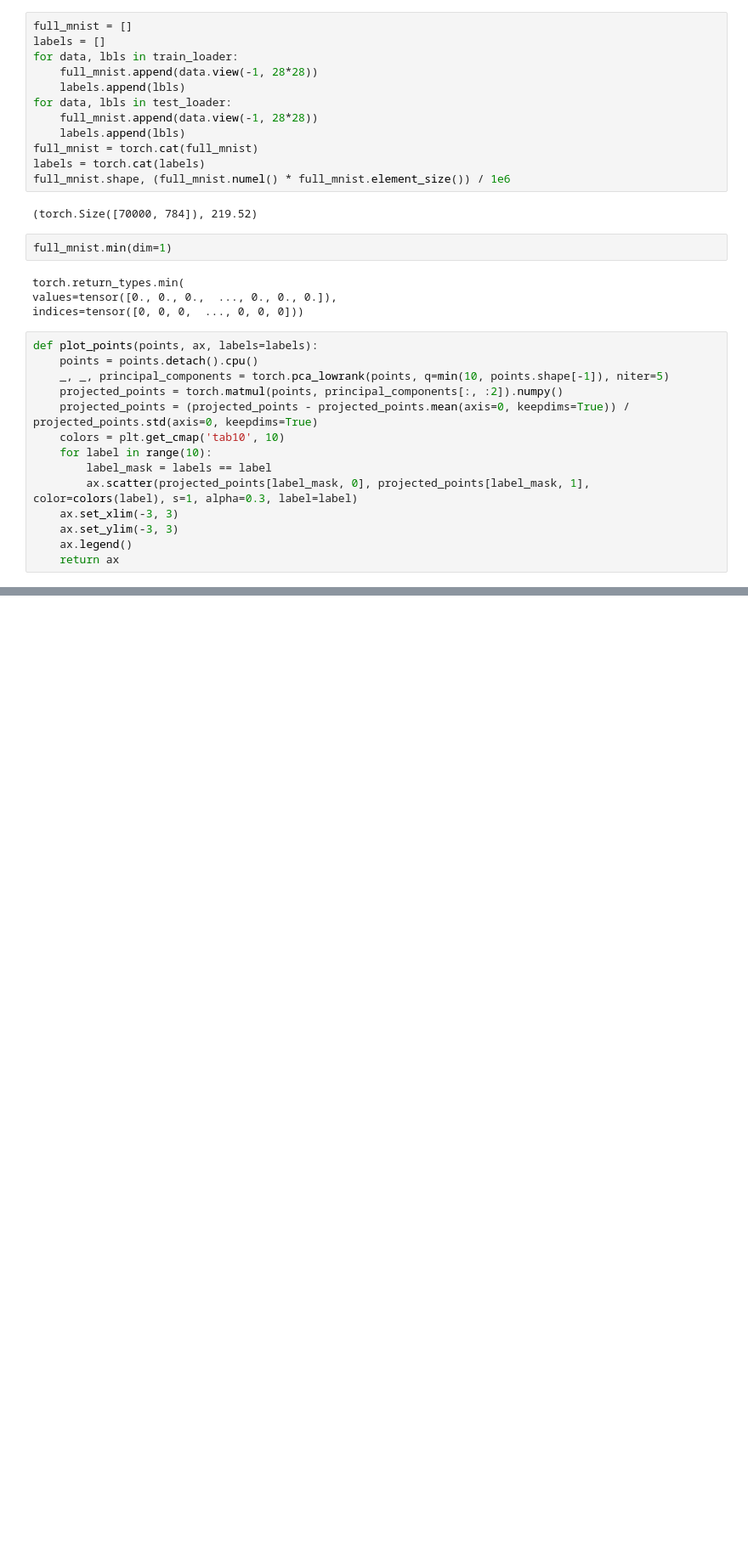
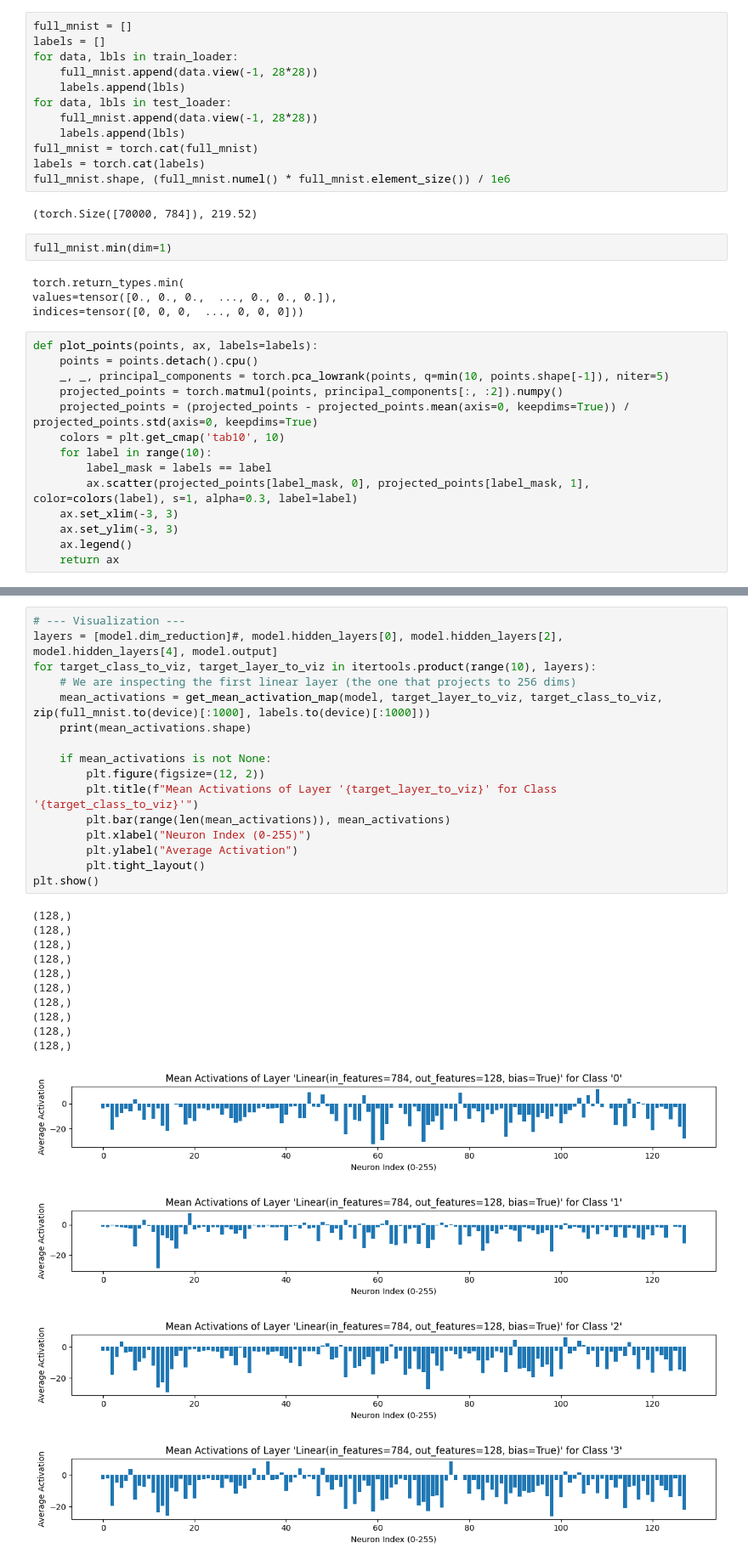
Before and after one commit to JoseMCruzMendez/CS879RLO, a Jupyter notebook: testing_viz.ipynb, the cells around one changed output, grey strips where cells are left out. Shown at 85% size. Cells and saved outputs as stored; diff of their text form; blank space fills up the shorter version.

```diff
--- a/testing_viz.ipynb
+++ b/testing_viz.ipynb
@@ -254,0 +312,31 @@ plt.show()
+# %%
+# --- Visualization ---
+layers = [model.dim_reduction]#, model.hidden_layers[0], model.hidden_layers[2], model.hidden_layers[4], model.output]
+for target_class_to_viz, target_layer_to_viz in itertools.product(range(10), layers):
+    # We are inspecting the first linear layer (the one that projects to 256 dims)
+    mean_activations = get_mean_activation_map(model, target_layer_to_viz, target_class_to_viz, zip(full_mnist.to(device)[:1000], labels.to(device)[:1000]))
+    print(mean_activations.shape)
+
+    if mean_activations is not None:
+        plt.figure(figsize=(12, 2))
+        plt.title(f"Mean Activations of Layer '{target_layer_to_viz}' for Class '{target_class_to_viz}'")
+        plt.bar(range(len(mean_activations)), mean_activations)
+        plt.xlabel("Neuron Index (0-255)")
+        plt.ylabel("Average Activation")
+        plt.tight_layout()
+plt.show()
+# %% [output]
+(128,)
+(128,)
+(128,)
+(128,)
+(128,)
+(128,)
+(128,)
+(128,)
+(128,)
+(128,)
+[figure, added]
+[figure, added]
+[figure, added]
+[figure, added]
```
Also changed, not shown: parts of 15 cells of this notebook, 1 other file.
